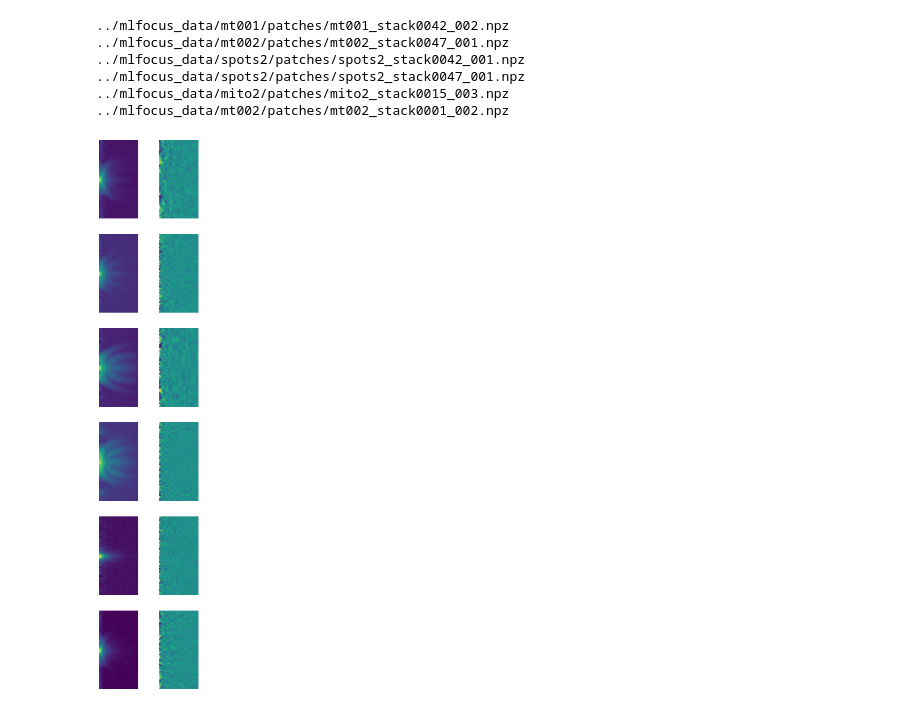
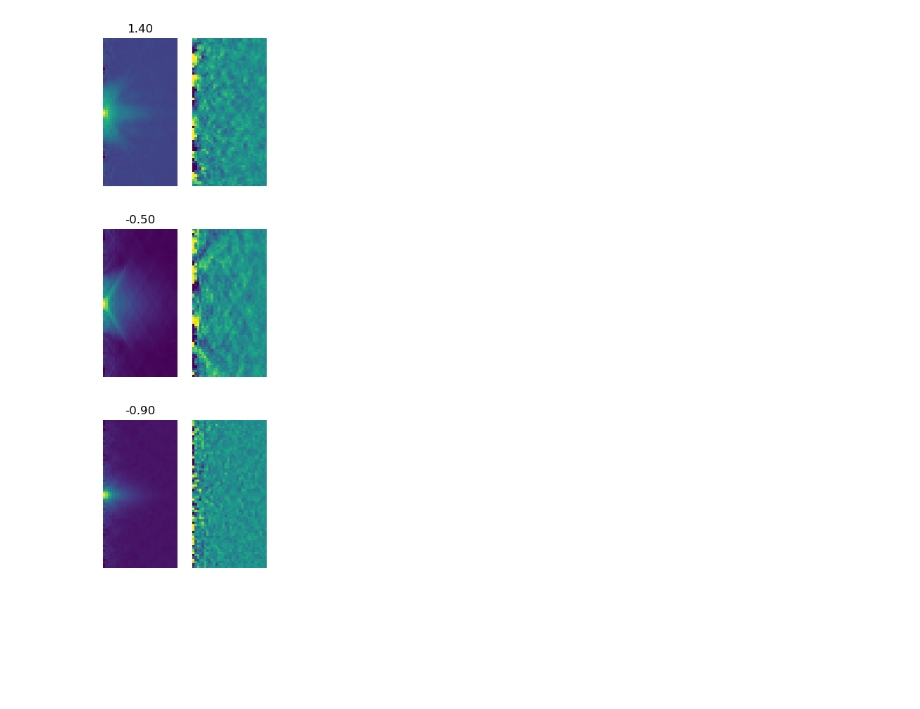
Before and after one commit to tlambert03/dlmbl-mlfocus, a Jupyter notebook: train.ipynb, the cells around one changed output. Saved outputs shown, nothing was run; the diff lists cells and outputs as text; code cells hidden in the pictures; blank space fills up the shorter version.

```diff
--- a/train.ipynb
+++ b/train.ipynb
@@ -9,20 +21,14 @@ self = MyData('../mlfocus_data/')
 # %%
-import numpy as np
-import matplotlib.pyplot as plt
+dset = MyData("../mlfocus_data/")
 
-n = 6
-fig, axes = plt.subplots(n, 2, figsize=(5, 25))
-for n, idx in enumerate(np.random.randint(0, len(self), size=n)):
-    img = self[idx][0]
-    axes[n, 0].imshow(img[0, 0]**0.1)
-    axes[n, 0].axis('off')
-    axes[n, 1].imshow(img[0, 1])
-    axes[n, 1].axis('off')
+n = 3
+fig, axes = plt.subplots(n, 2, figsize=(3, 10))
+for n, idx in enumerate(np.random.randint(0, len(dset), size=n)):
+    img, label = dset[idx]
+    axes[n, 0].set_title(f"{label:.2f}")
+    axes[n, 0].imshow(img[0] ** 0.1)
+    axes[n, 0].axis("off")
+    axes[n, 1].imshow(img[1], vmin=-np.pi / 2, vmax=np.pi / 2)
+    axes[n, 1].axis("off")
 # %% [output]
-../mlfocus_data/mt001/patches/mt001_stack0042_002.npz
-../mlfocus_data/mt002/patches/mt002_stack0047_001.npz
-../mlfocus_data/spots2/patches/spots2_stack0042_001.npz
-../mlfocus_data/spots2/patches/spots2_stack0047_001.npz
-../mlfocus_data/mito2/patches/mito2_stack0015_003.npz
-../mlfocus_data/mt002/patches/mt002_stack0001_002.npz
-[figure, old version]
+[figure, new version]
```
Also changed, not shown: parts of 7 cells of this notebook, 2 other files.
